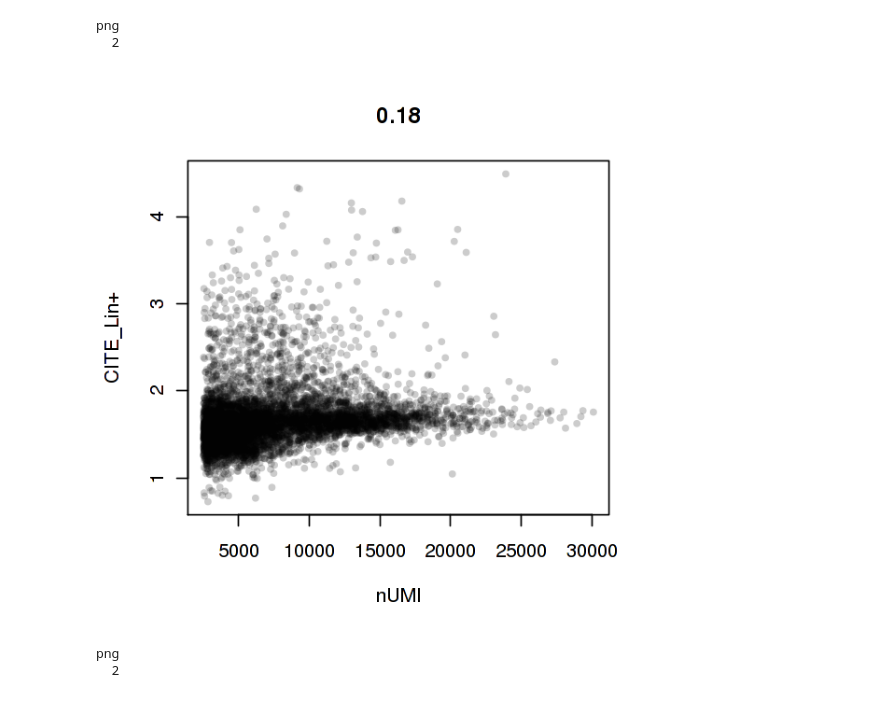
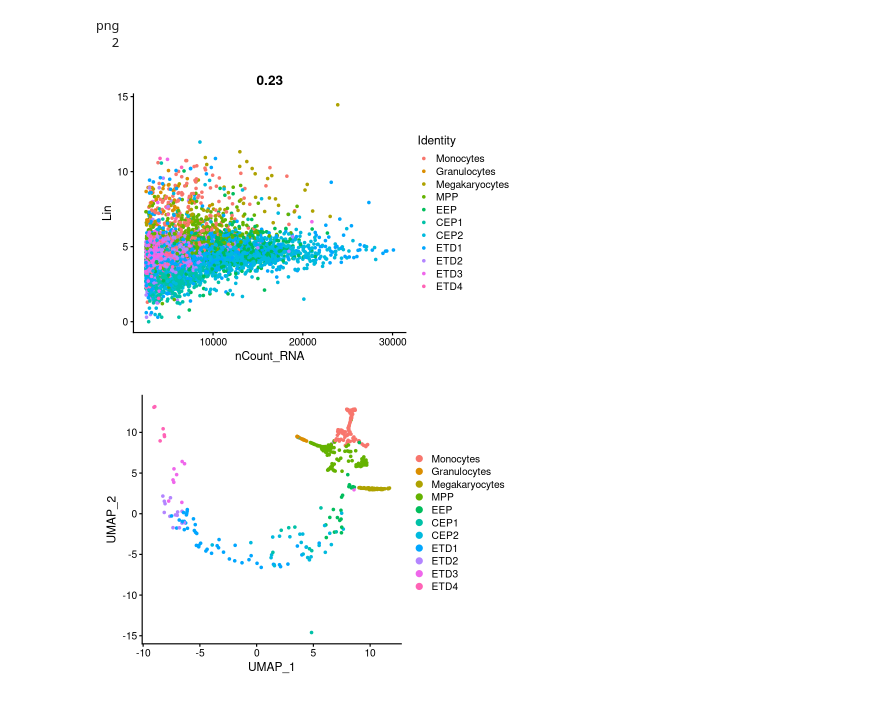
Before and after one commit to rbeagrie/alpha-tiledc, a Jupyter notebook: notebooks/02-CITE-seq/04-seurat-analysis.ipynb, the cells around one changed output. Cells and saved outputs as stored; diff of their text form; code cells hidden in the pictures.

```diff
--- a/notebooks/02-CITE-seq/04-seurat-analysis.ipynb
+++ b/notebooks/02-CITE-seq/04-seurat-analysis.ipynb
@@ -116,10 +101,3 @@ dev.off()
 # %% [output]
 png
   2
-# %%
-options(repr.plot.width=5, repr.plot.height=5)
-GenePlot(eryp,
-         gene1="nUMI", gene2="CITE_Lin+", cex=0.75,
-         col.use = rgb(red = 0, green = 0, blue = 0, alpha = 0.2))
-# %% [output]
-[figure, removed]
@@ -128,0 +104,6 @@ lin_neg_cells <- SubsetData(eryp, subset.name="CITE_Lin+", accept.high = 2)
+# %%
+options(repr.plot.width=7, repr.plot.height=5)
+DefaultAssay(eryp) <- "CITE"
+FeatureScatter(eryp, "nCount_RNA", "Lin")
+# %% [output]
+[figure, added]
@@ -129,16 +113,10 @@ lin_neg_cells <- SubsetData(eryp, subset.name="CITE_Lin+", accept.high = 2)
+# %%
+
+DimPlot(object = lin_pos_cells, reduction = "umap")
+# %% [output]
+[figure, added]
 # %%
 CD71_low <- 1.6
 CD71_medium <- 2.2
 Ter119_S1 <- 1.25
 Ter119_S2 <- 1.8
-# %%
-svg('../../out/figures/scrna-cd71-ter119.svg', width=5, height=5)
-
-GenePlot(lin_neg_cells,
-         gene1="CITE_Ter119", gene2="CITE_CD71", cex=0.75,
-         col.use = rgb(red = 0, green = 0, blue = 0, alpha = 0.2))
-
-dev.off()
-# %% [output]
-png
-  2
```
Also changed, not shown: parts of 47 cells of this notebook, 5 other files.
